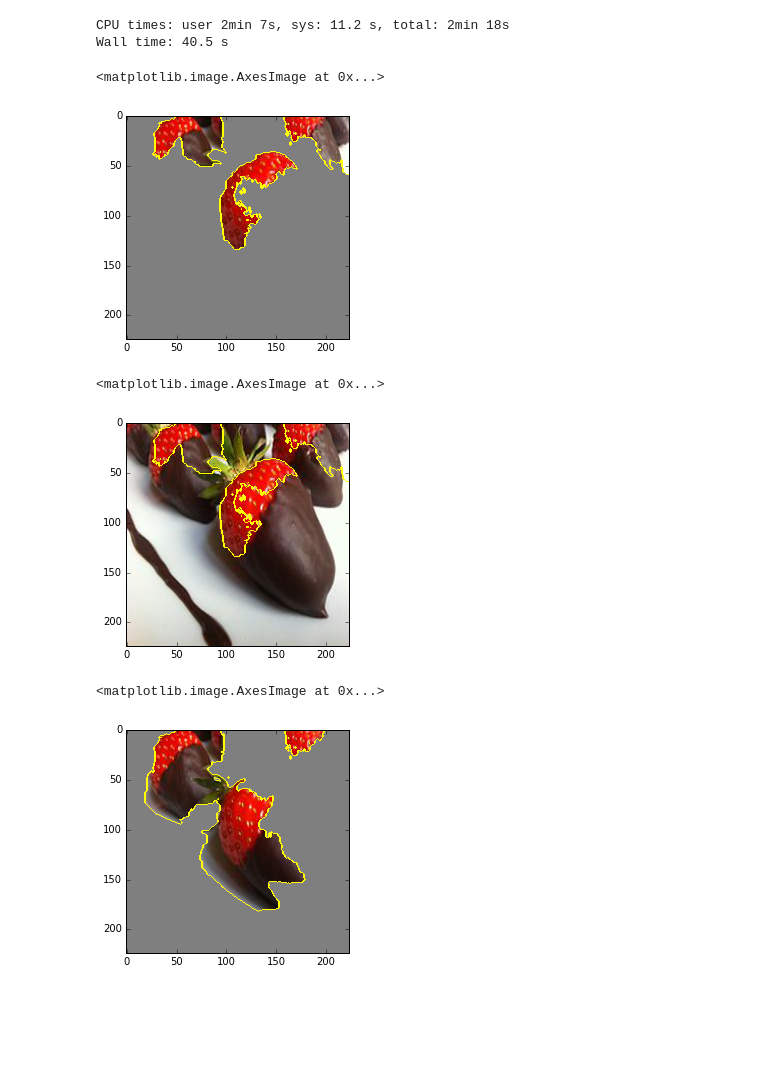
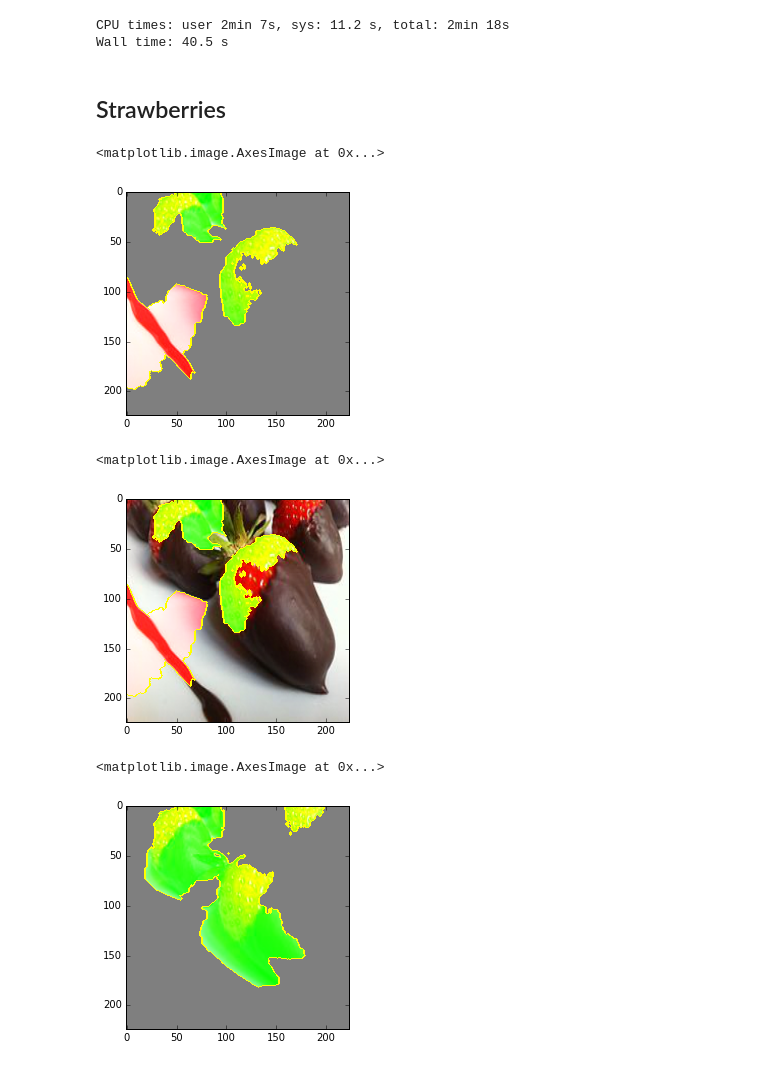
Before and after one commit to leilavc/seocs_lime_demo, a Jupyter notebook: adversarial.ipynb, the cells around one changed output. Drawn from its saved outputs; the diff is of its cells as text; code cells hidden in the pictures; blank space fills up the shorter version.

```diff
--- a/adversarial.ipynb
+++ b/adversarial.ipynb
@@ -83,24 +83,26 @@ explanation_img = explainer2.explain_instance(image, kmodel.predict, top_labels=
 # %% [output]
 CPU times: user 2min 7s, sys: 11.2 s, total: 2min 18s
 Wall time: 40.5 s
+# %% [markdown]
+## Strawberries
 # %%
 label_img = 949
-temp, mask = explanation_adv.get_image_and_mask(label_img, positive_only=True, num_features=5, hide_rest=True)
+temp, mask = explanation_adv.get_image_and_mask(label_img, positive_only=False, num_features=5, hide_rest=True)
 plt.imshow(mark_boundaries(temp / 2 + 0.5, mask))
 # %% [output]
 <matplotlib.image.AxesImage at 0x...>
-[figure, old version]
+[figure, new version]
 # %%
 label_img = 949
-temp, mask = explanation_adv.get_image_and_mask(label_img, positive_only=True, num_features=5, hide_rest=False)
+temp, mask = explanation_adv.get_image_and_mask(label_img, positive_only=False, num_features=5, hide_rest=False)
 plt.imshow(mark_boundaries(temp / 2 + 0.5, mask))
 # %% [output]
 <matplotlib.image.AxesImage at 0x...>
-[figure, old version]
+[figure, new version]
 # %%
-temp, mask = explanation_img.get_image_and_mask(label_img, positive_only=True, num_features=5, hide_rest=True)
+temp, mask = explanation_img.get_image_and_mask(label_img, positive_only=False, num_features=5, hide_rest=True)
 plt.imshow(mark_boundaries(temp / 2 + 0.5, mask))
 # %% [output]
 <matplotlib.image.AxesImage at 0x...>
-[figure, old version]
+[figure, new version]
 # %%
```
Also changed, not shown: parts of 6 cells of this notebook, 1 other file.
